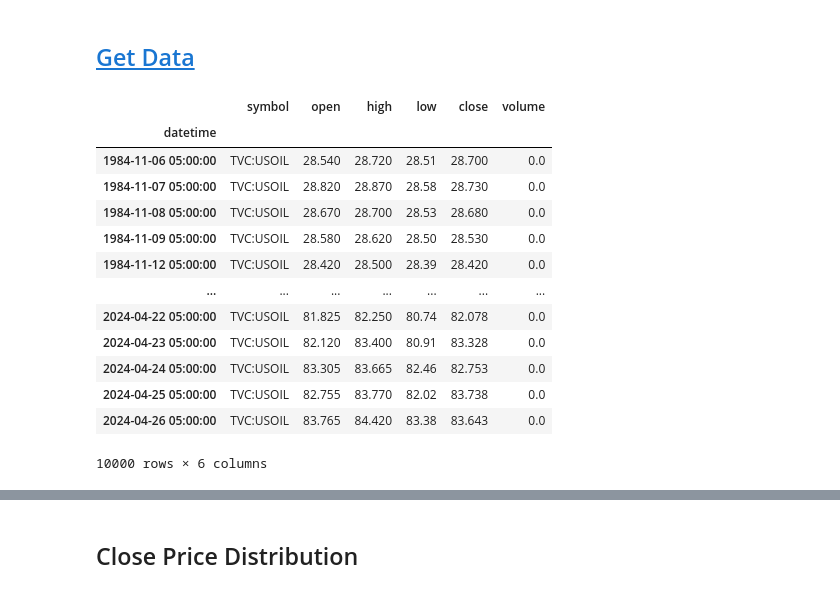
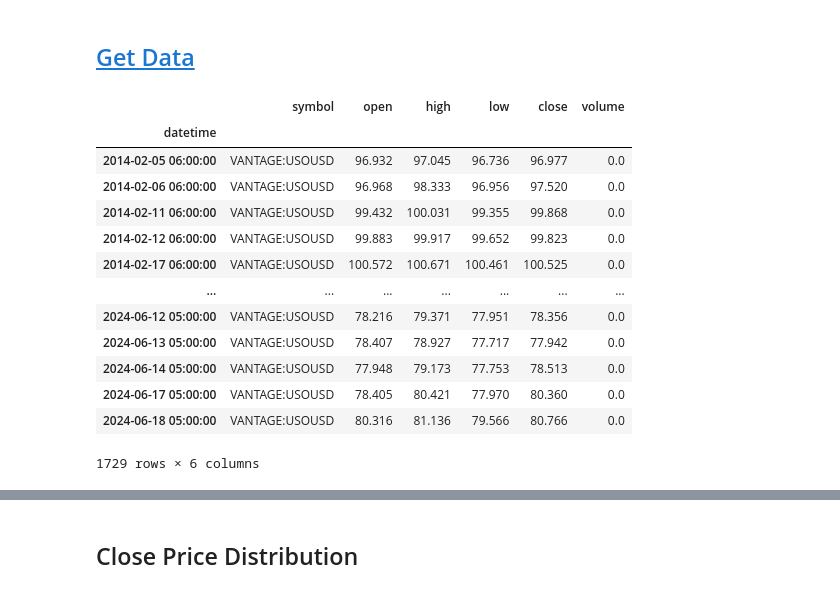
Before and after one commit to propuchon/quant-research, a Jupyter notebook: notebooks/oil.ipynb, the cells around one changed output, grey strips where cells are left out. Cells and saved outputs as stored; diff of their text form; code cells hidden in the pictures.

```diff
--- a/notebooks/oil.ipynb
+++ b/notebooks/oil.ipynb
@@ -45,20 +45,20 @@ class Method(Enum):
 # %%
 interval = Interval.in_daily
 
-data = tv.get_hist(symbol="USOIL", exchange="TVC", interval=interval, n_bars=10_000)
+data = tv.get_hist(symbol="USOUSD", exchange="VANTAGE", interval=interval, n_bars=10_000)
 data
 # %% [output]
 |  | symbol | open | high | low | close | volume |
 | datetime |  |  |  |  |  |  |
-| 1984-11-06 05:00:00 | TVC:USOIL | 28.540 | 28.720 | 28.51 | 28.700 | 0.0 |
-| 1984-11-07 05:00:00 | TVC:USOIL | 28.820 | 28.870 | 28.58 | 28.730 | 0.0 |
-| 1984-11-08 05:00:00 | TVC:USOIL | 28.670 | 28.700 | 28.53 | 28.680 | 0.0 |
-| 1984-11-09 05:00:00 | TVC:USOIL | 28.580 | 28.620 | 28.50 | 28.530 | 0.0 |
-| 1984-11-12 05:00:00 | TVC:USOIL | 28.420 | 28.500 | 28.39 | 28.420 | 0.0 |
+| 2014-02-05 06:00:00 | VANTAGE:USOUSD | 96.932 | 97.045 | 96.736 | 96.977 | 0.0 |
+| 2014-02-06 06:00:00 | VANTAGE:USOUSD | 96.968 | 98.333 | 96.956 | 97.520 | 0.0 |
+| 2014-02-11 06:00:00 | VANTAGE:USOUSD | 99.432 | 100.031 | 99.355 | 99.868 | 0.0 |
+| 2014-02-12 06:00:00 | VANTAGE:USOUSD | 99.883 | 99.917 | 99.652 | 99.823 | 0.0 |
+| 2014-02-17 06:00:00 | VANTAGE:USOUSD | 100.572 | 100.671 | 100.461 | 100.525 | 0.0 |
 | ... | ... | ... | ... | ... | ... | ... |
-| 2024-04-22 05:00:00 | TVC:USOIL | 81.825 | 82.250 | 80.74 | 82.078 | 0.0 |
-| 2024-04-23 05:00:00 | TVC:USOIL | 82.120 | 83.400 | 80.91 | 83.328 | 0.0 |
-| 2024-04-24 05:00:00 | TVC:USOIL | 83.305 | 83.665 | 82.46 | 82.753 | 0.0 |
-| 2024-04-25 05:00:00 | TVC:USOIL | 82.755 | 83.770 | 82.02 | 83.738 | 0.0 |
-| 2024-04-26 05:00:00 | TVC:USOIL | 83.765 | 84.420 | 83.38 | 83.643 | 0.0 |
+| 2024-06-12 05:00:00 | VANTAGE:USOUSD | 78.216 | 79.371 | 77.951 | 78.356 | 0.0 |
+| 2024-06-13 05:00:00 | VANTAGE:USOUSD | 78.407 | 78.927 | 77.717 | 77.942 | 0.0 |
+| 2024-06-14 05:00:00 | VANTAGE:USOUSD | 77.948 | 79.173 | 77.753 | 78.513 | 0.0 |
+| 2024-06-17 05:00:00 | VANTAGE:USOUSD | 78.405 | 80.421 | 77.970 | 80.360 | 0.0 |
+| 2024-06-18 05:00:00 | VANTAGE:USOUSD | 80.316 | 81.136 | 79.566 | 80.766 | 0.0 |
-10000 rows × 6 columns
+1729 rows × 6 columns
```
Also changed, not shown: parts of 1 cell of this notebook, 2 other files.
